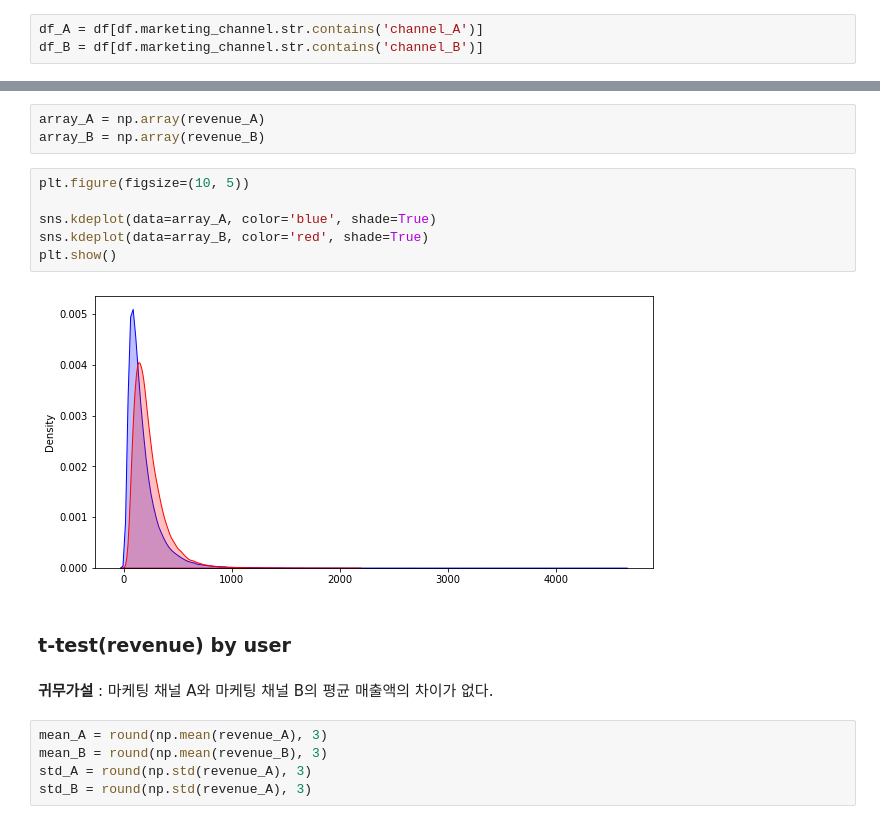
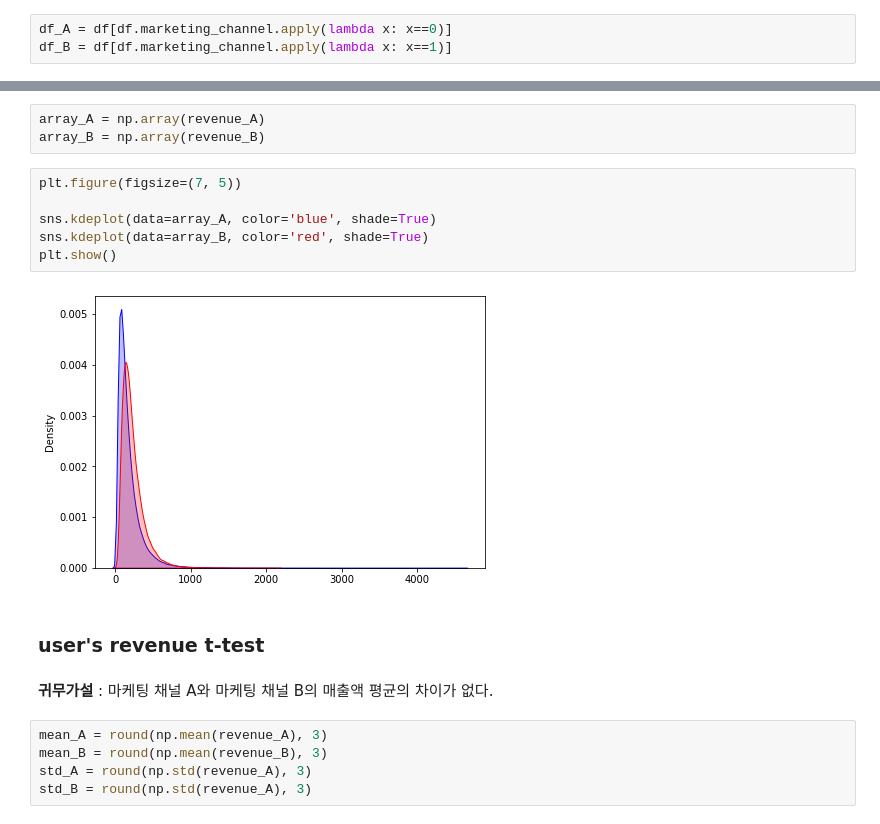
Before and after one commit to hipster4020/bs, a Jupyter notebook: 1_ttest/ttest.ipynb, the cells around one changed output, grey strips where cells are left out. Saved outputs shown, nothing was run; the diff lists cells and outputs as text.

```diff
--- a/1_ttest/ttest.ipynb
+++ b/1_ttest/ttest.ipynb
@@ -45,8 +45,8 @@ import scipy.stats as stats
 # %% [markdown]
 ### divide by user
 # %%
-df_A = df[df.marketing_channel.str.contains('channel_A')]
-df_B = df[df.marketing_channel.str.contains('channel_B')]
+df_A = df[df.marketing_channel.apply(lambda x: x==0)]
+df_B = df[df.marketing_channel.apply(lambda x: x==1)]
 # %%
 print(df_A.marketing_channel.value_counts())
 print(df_B.marketing_channel.value_counts())
@@ -70,17 +70,17 @@ print(revenue_B[:10])
 array_A = np.array(revenue_A)
 array_B = np.array(revenue_B)
 # %%
-plt.figure(figsize=(10, 5))
+plt.figure(figsize=(7, 5))
 
 sns.kdeplot(data=array_A, color='blue', shade=True)
 sns.kdeplot(data=array_B, color='red', shade=True)
 plt.show()
 # %% [output]
-[figure, old version]
+[figure, new version]
 # %% [markdown]
-### t-test(revenue) by user
+### user's revenue t-test
 # %% [markdown]
-<b>귀무가설</b> : 마케팅 채널 A와 마케팅 채널 B의 평균 매출액의 차이가 없다.<br>
+<b>귀무가설</b> : 마케팅 채널 A와 마케팅 채널 B의 매출액 평균의 차이가 없다.<br>
 # %%
 mean_A = round(np.mean(revenue_A), 3)
 mean_B = round(np.mean(revenue_B), 3)
```
Also changed, not shown: parts of 8 cells of this notebook, 3 other files.
